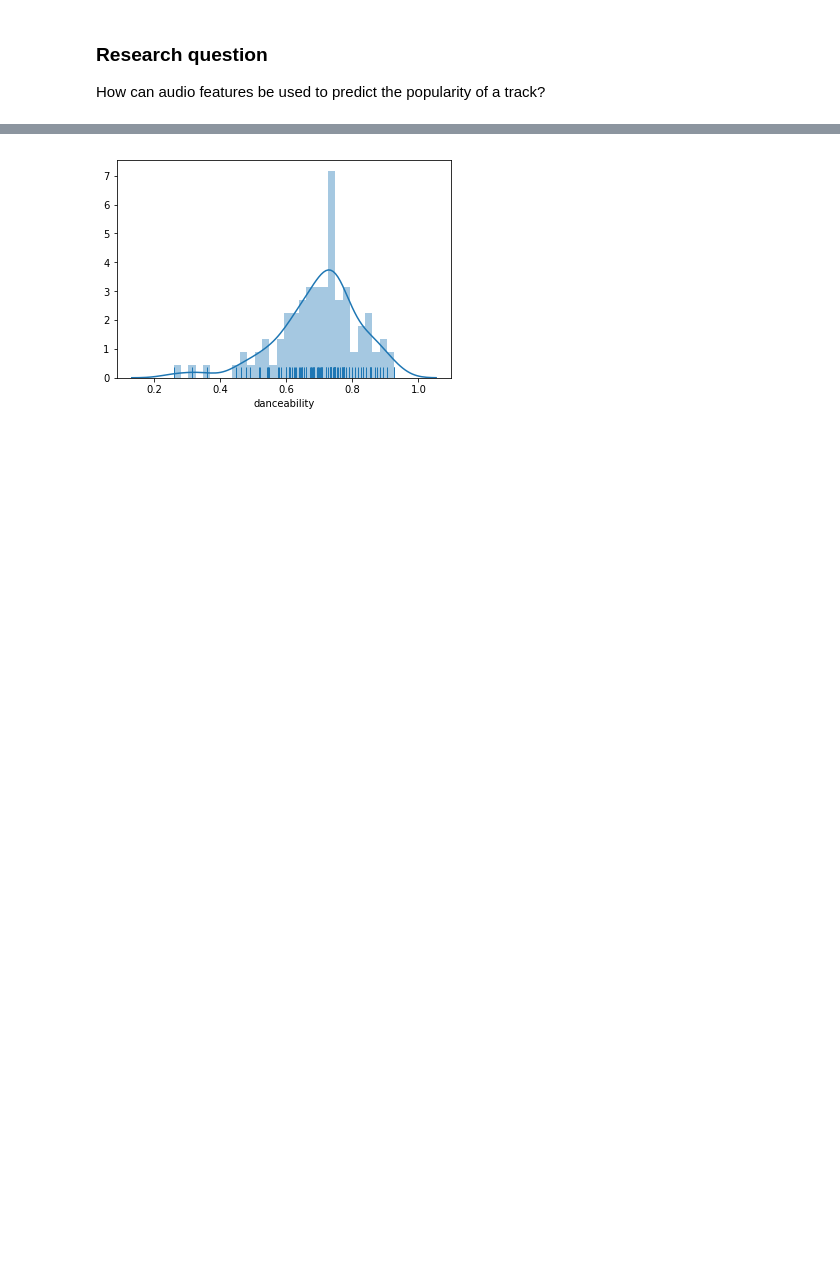
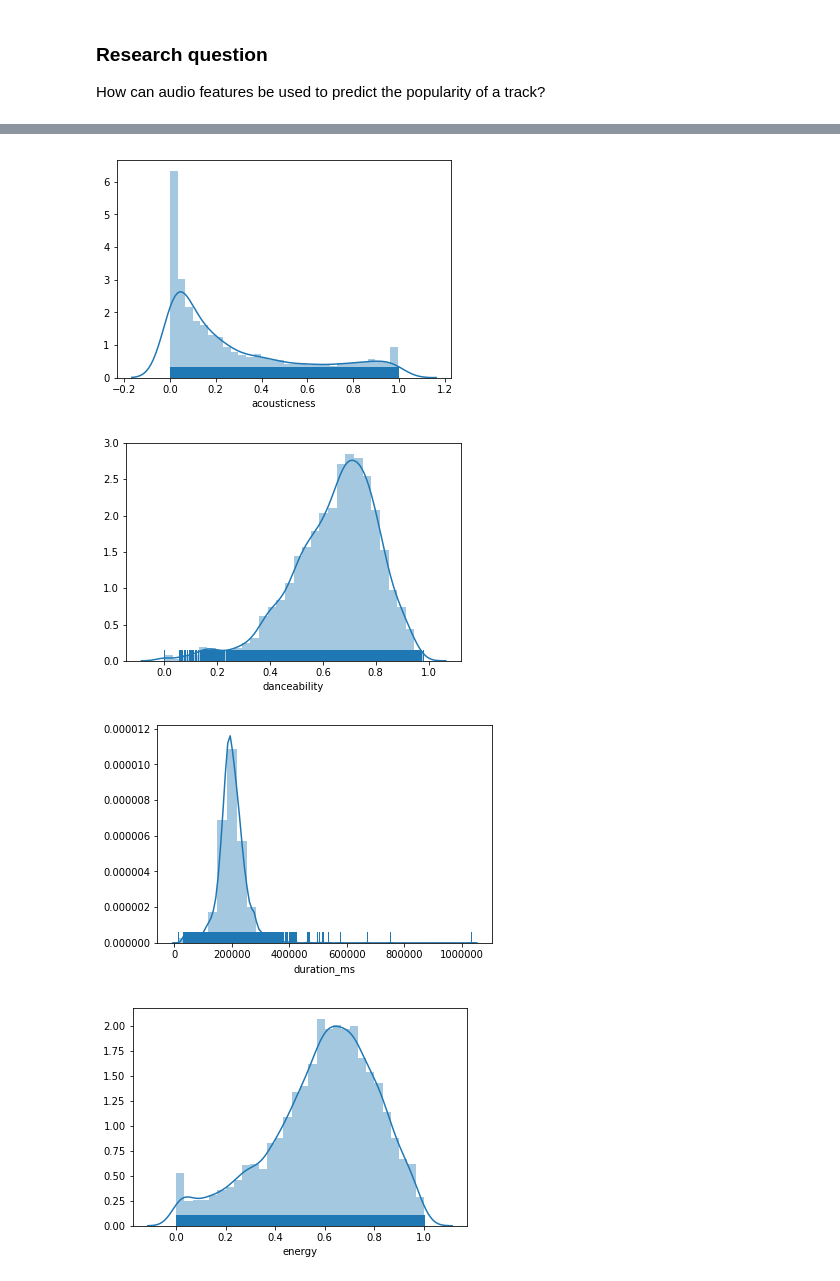
Before and after one commit to arendtrasmussen/MBML_banden, a Jupyter notebook: Project-Initial-Notebook.ipynb, the cells around one changed output, grey strips where cells are left out. Saved outputs shown, nothing was run; the diff lists cells and outputs as text; code cells hidden in the pictures; blank space fills up the shorter version.

```diff
--- a/Project-Initial-Notebook.ipynb
+++ b/Project-Initial-Notebook.ipynb
@@ -31,0 +28,7 @@ data.head()
+# %%
+data1 = pd.read_csv("SpotifyAudioFeatures2017.csv")
+data2 = pd.read_csv("SpotifyAudioFeatures2018.csv")
+data3 = pd.read_csv("SpotifyAudioFeatures2019.csv")
+
+df_tracks = pd.concat([data1, data2,data3])
+df_tracks.head()
@@ -31,0 +42,14 @@ data.head()
+# %%
+# Group the entries by artist_name and track_name and check for duplicates
+grouped = df_tracks.groupby(['artist_name','track_name'], as_index=True).size()
+grouped[grouped > 1].count()
+df_tracks.drop_duplicates(subset=['artist_name','track_name'], inplace=True)
+
+# doing the same grouping as before to verify the solution
+grouped_after_dropping = df_tracks.groupby(['artist_name','track_name'], as_index=True).size()
+grouped_after_dropping[grouped_after_dropping > 1].count()
+
+
+df_tracks[df_tracks.duplicated(subset=['artist_name','track_name'],keep=False)].count()
+data = df_tracks
+print("Dimensions of the dataset: ", df_tracks.shape)
@@ -32,4 +83,14 @@ data.head()
 # %%
-sns.distplot(data['danceability'], kde=True, rug=True, bins = 30);
+features = data.columns[5:-1]
+
+#cnt = 0
+for i in features:
+    plt.figure()
+    sns.distplot(data[i], kde=True, rug=True, bins = 30);
+
+#plt.show()
 # %% [output]
-[figure, old version]
+[figure, new version]
+[figure, added]
+[figure, added]
+[figure, added]
```
Also changed, not shown: parts of 36 cells of this notebook.
